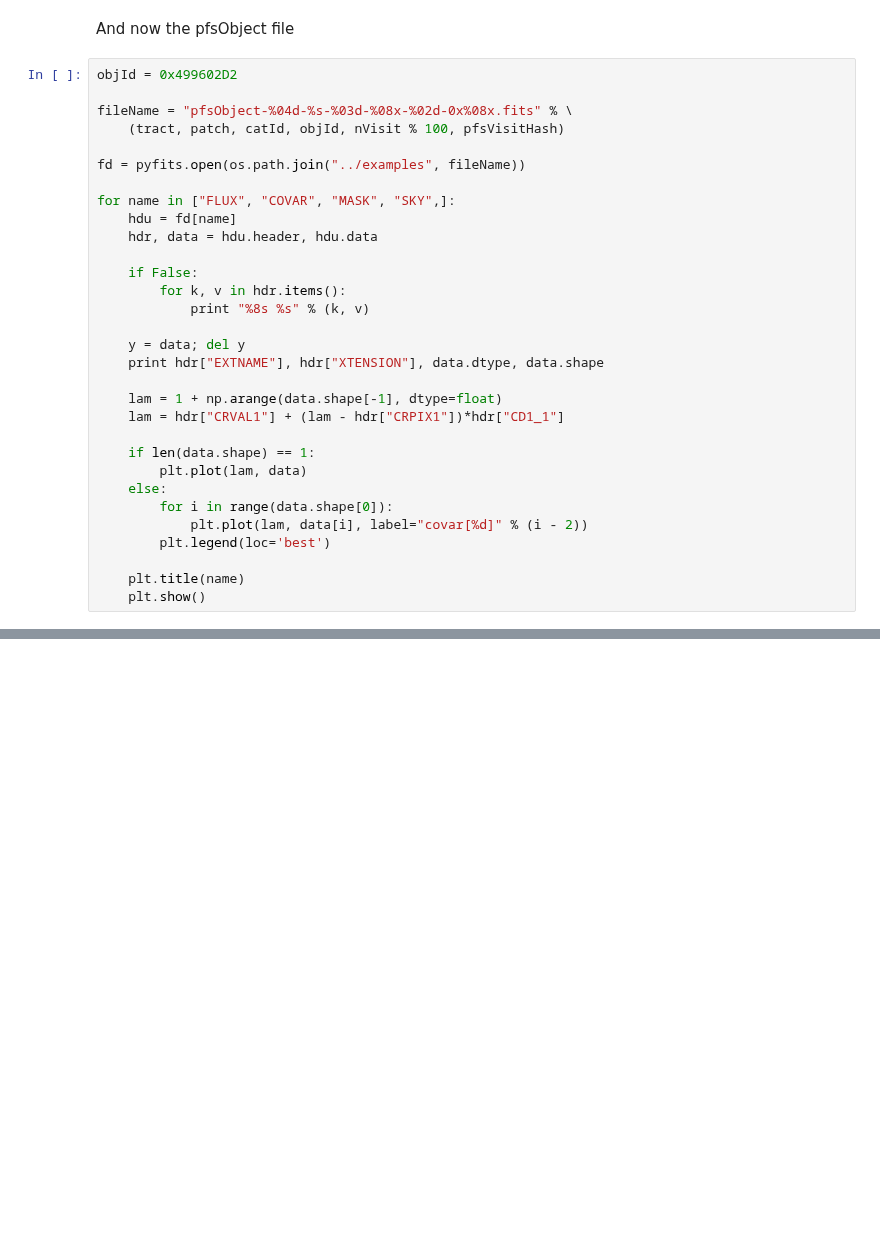
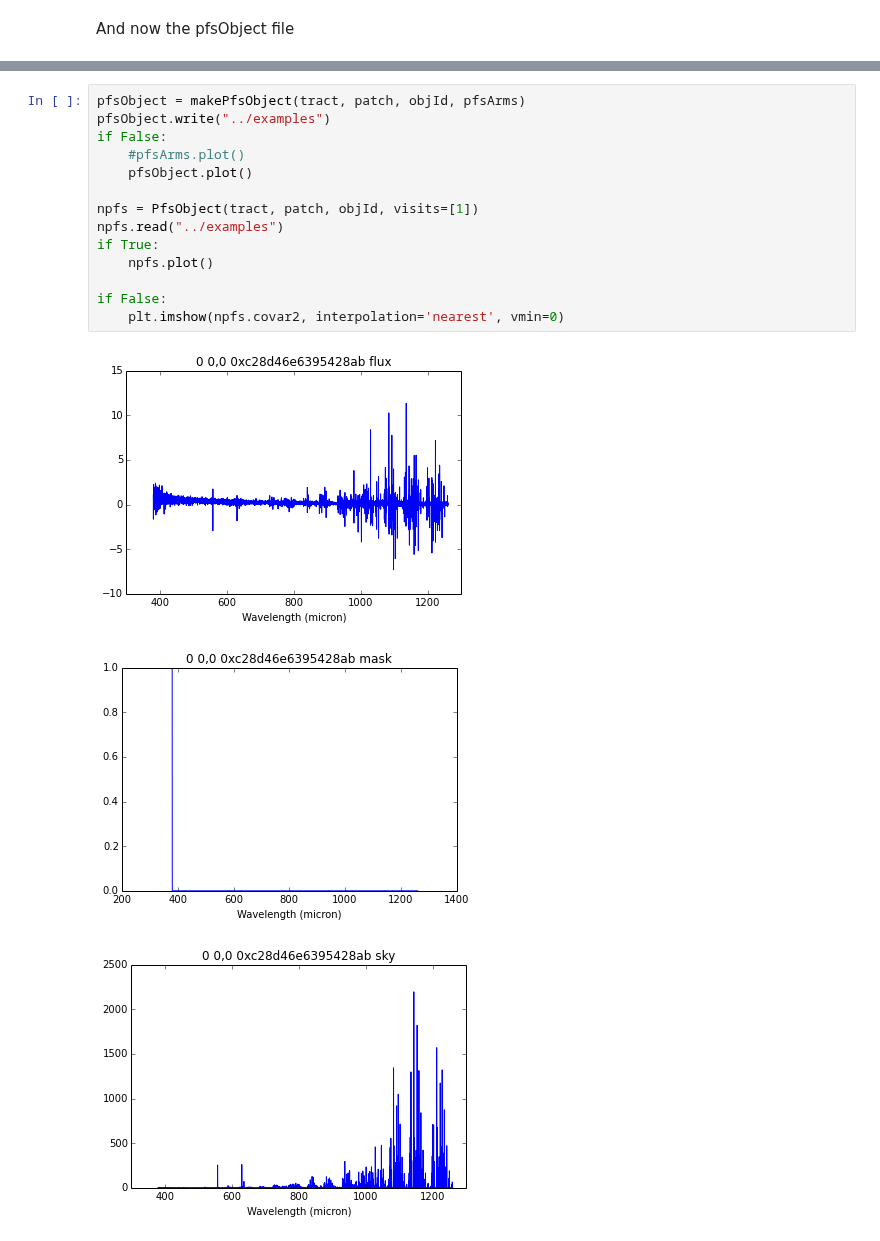
Before and after one commit to Subaru-PFS/datamodel, a Jupyter notebook: datamodel/notebooks/datamodel.ipynb, the cells around one changed output, grey strips where cells are left out. Saved outputs shown, nothing was run; the diff lists cells and outputs as text; blank space fills up the shorter version.

```diff
--- a/datamodel/notebooks/datamodel.ipynb
+++ b/datamodel/notebooks/datamodel.ipynb
@@ -78,33 +264,2 @@ pfsVisitHash = 0x0
 # %% [markdown]
 And now the pfsObject file
-# %%
-objId = 0x499602D2
-
-fileName = "pfsObject-%04d-%s-%03d-%08x-%02d-0x%08x.fits" % \
-    (tract, patch, catId, objId, nVisit % 100, pfsVisitHash)
-
-fd = pyfits.open(os.path.join("../examples", fileName))
-
-for name in ["FLUX", "COVAR", "MASK", "SKY",]:
-    hdu = fd[name]
-    hdr, data = hdu.header, hdu.data
-
-    if False:
-        for k, v in hdr.items():
-            print "%8s %s" % (k, v)
-
-    y = data; del y
-    print hdr["EXTNAME"], hdr["XTENSION"], data.dtype, data.shape
-
-    lam = 1 + np.arange(data.shape[-1], dtype=float)
-    lam = hdr["CRVAL1"] + (lam - hdr["CRPIX1"])*hdr["CD1_1"]
-
-    if len(data.shape) == 1:
-        plt.plot(lam, data)
-    else:
-        for i in range(data.shape[0]):
-            plt.plot(lam, data[i], label="covar[%d]" % (i - 2))
-        plt.legend(loc='best')
-
-    plt.title(name)
-    plt.show()
@@ -119,0 +704,18 @@ SKY IMAGE >f8 (10999,)
+# %%
+pfsObject = makePfsObject(tract, patch, objId, pfsArms)
+pfsObject.write("../examples")
+if False:
+    #pfsArms.plot()
+    pfsObject.plot()
+
+npfs = PfsObject(tract, patch, objId, visits=[1])
+npfs.read("../examples")
+if True:
+    npfs.plot()
+
+if False:
+    plt.imshow(npfs.covar2, interpolation='nearest', vmin=0)
+# %% [output]
+[figure, added]
+[figure, added]
+[figure, added]
```
Also changed, not shown: parts of 14 cells of this notebook.
